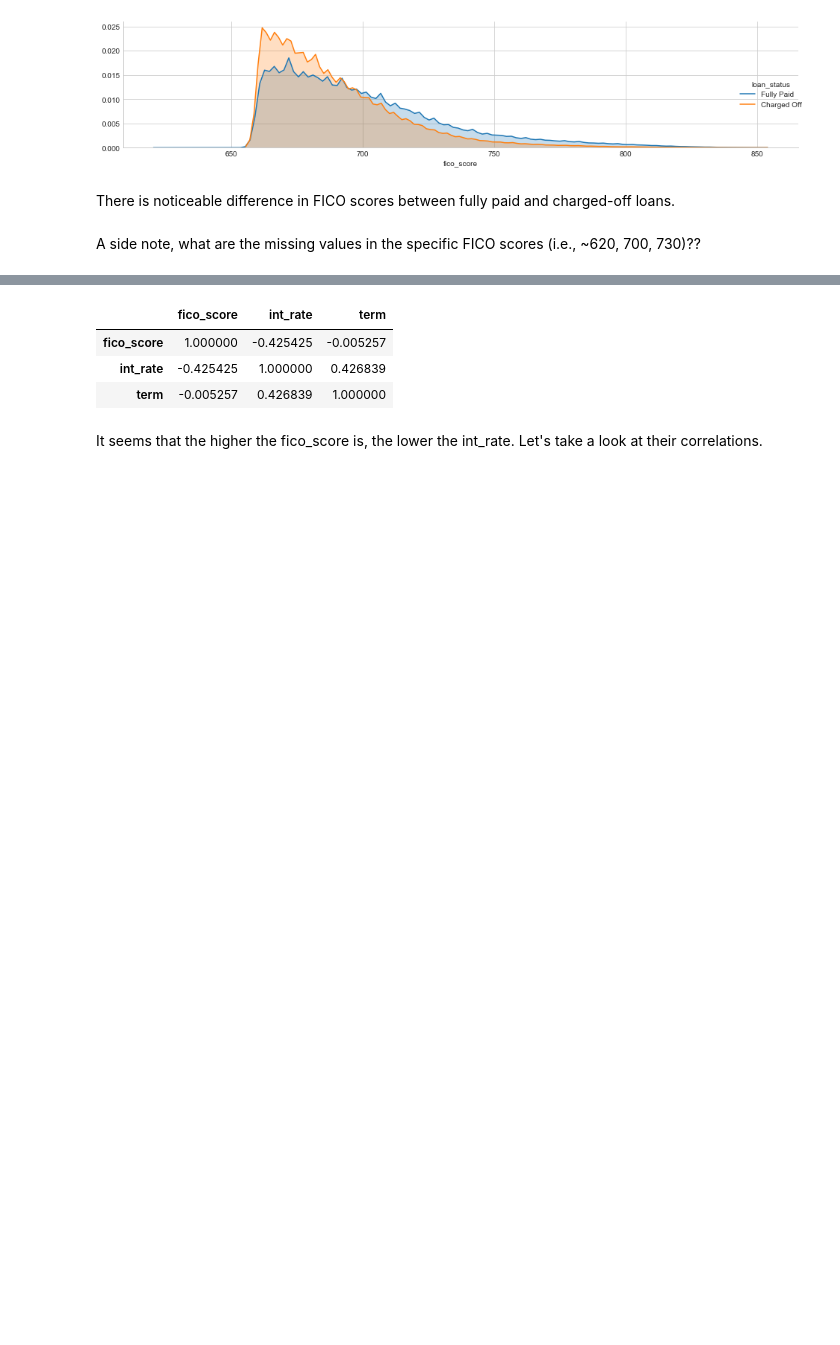
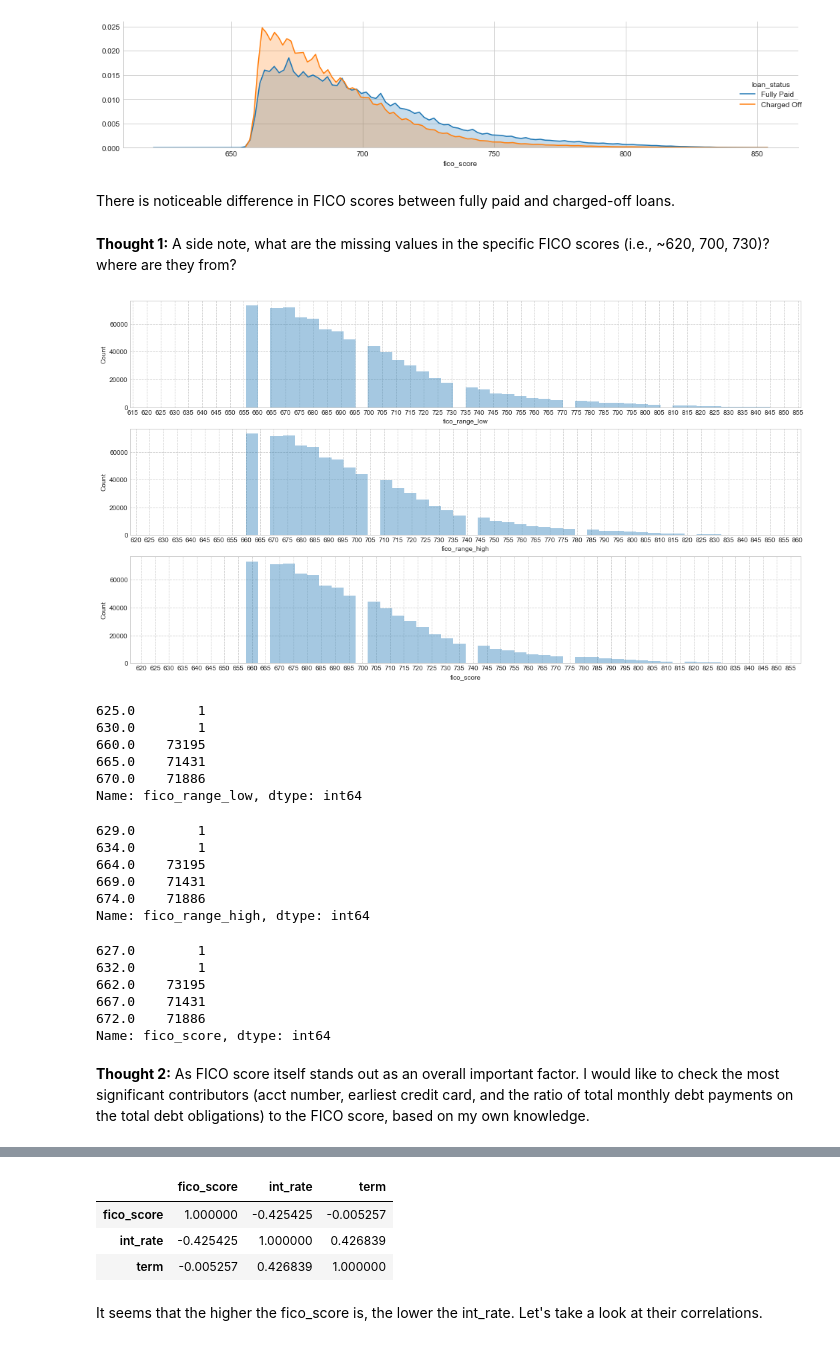
Before and after one commit to yanxiali/Predicting-Default-Clients-of-Lending-Club-Loans, a Jupyter notebook: LC_Loan_full.ipynb, the cells around one changed output, grey strips where cells are left out. Drawn from its saved outputs; the diff is of its cells as text; code cells hidden in the pictures; blank space fills up the shorter version.

```diff
--- a/LC_Loan_full.ipynb
+++ b/LC_Loan_full.ipynb
@@ -1107,4 +1080,50 @@ plot_var('fico_score', 'FICO Score', continuous=True)
 # %% [markdown]
 There is noticeable difference in FICO scores between fully paid and charged-off loans.
 # %% [markdown]
-A side note, what are the missing values in the specific FICO scores (i.e., ~620, 700, 730)??
+**Thought 1:** A side note, what are the missing values in the specific FICO scores (i.e., ~620, 700, 730)? where are they from?
+# %%
+import matplotlib.ticker as ticker
+
+fig, (ax1, ax2, ax3) = plt.subplots(3, 1, sharex=False, figsize=(18,10))
+sns.distplot(df.loc[df['fico_range_low'].notnull(), 'fico_range_low'], kde=False, ax=ax1)
+ax1.xaxis.set_major_locator(ticker.MultipleLocator(5))
+ax1.set_ylabel('Count')
+
+sns.distplot(df.loc[df['fico_range_high'].notnull(), 'fico_range_high'], kde=False, ax=ax2)
+ax2.xaxis.set_major_locator(ticker.MultipleLocator(5))
+ax2.set_ylabel('Count')
+
+sns.distplot(df.loc[df['fico_score'].notnull(), 'fico_score'], kde=False, ax=ax3)
+ax3.set_ylabel('Count')
+ax3.xaxis.set_major_locator(ticker.MultipleLocator(5))
+# %% [output]
+[figure, added]
+# %%
+df['fico_range_low'].value_counts().sort_index().head(5)
+# %% [output]
+625.0        1
+630.0        1
+660.0    73195
+665.0    71431
+670.0    71886
+Name: fico_range_low, dtype: int64
+# %%
+df['fico_range_high'].value_counts().sort_index().head(5)
+# %% [output]
+629.0        1
+634.0        1
+664.0    73195
+669.0    71431
+674.0    71886
+Name: fico_range_high, dtype: int64
+# %%
+df['fico_score'].value_counts().sort_index().head(5)
+# %% [output]
+627.0        1
+632.0        1
+662.0    73195
+667.0    71431
+672.0    71886
+Name: fico_score, dtype: int64
+# %% [markdown]
+**Thought 2:** As FICO score itself stands out as an overall important factor. I would like to check the most significant contributors (acct number, earliest credit card, and the ratio of total monthly debt payments on the total debt obligations) to the FICO score, based on my own knowledge.
```
Also changed, not shown: parts of 105 cells of this notebook.
